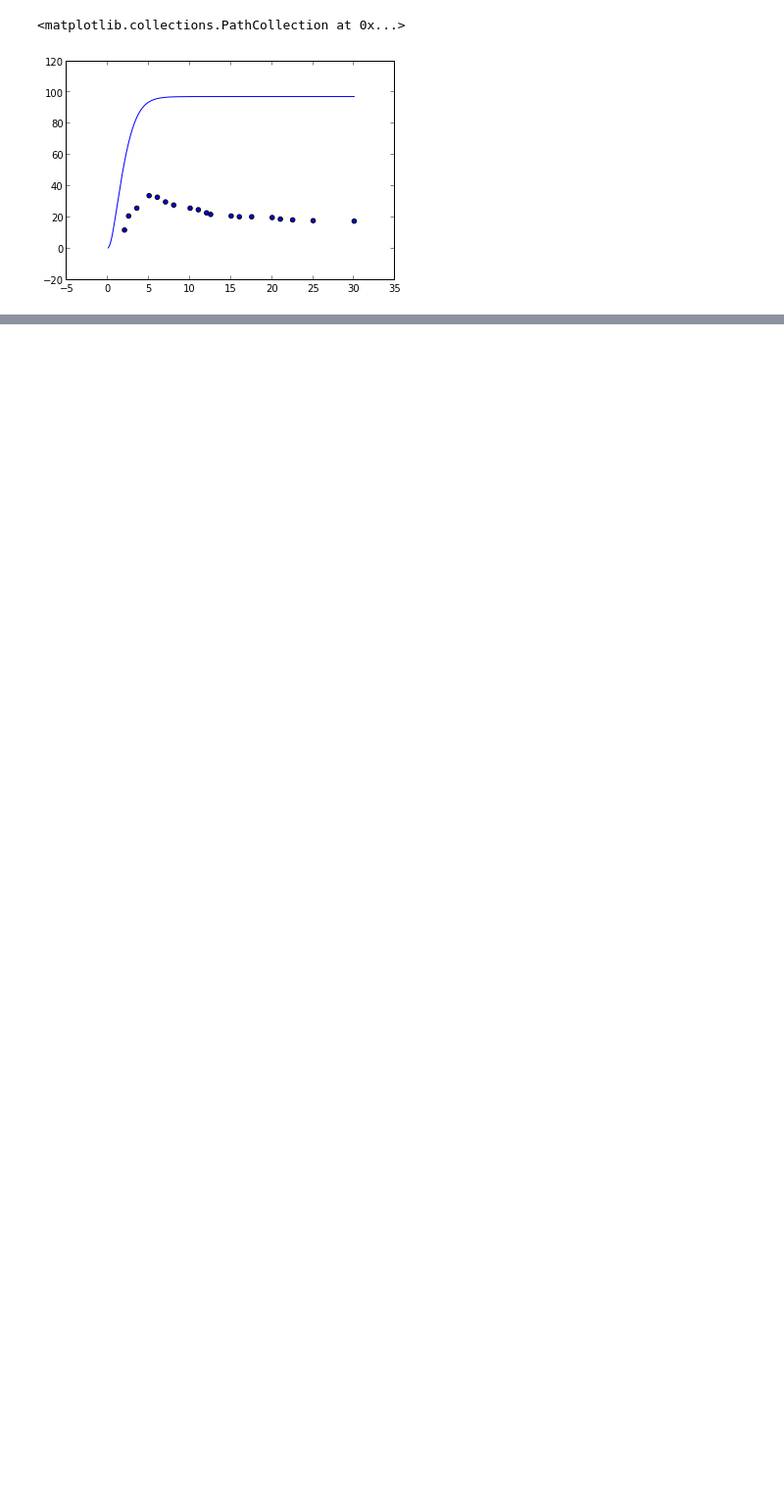
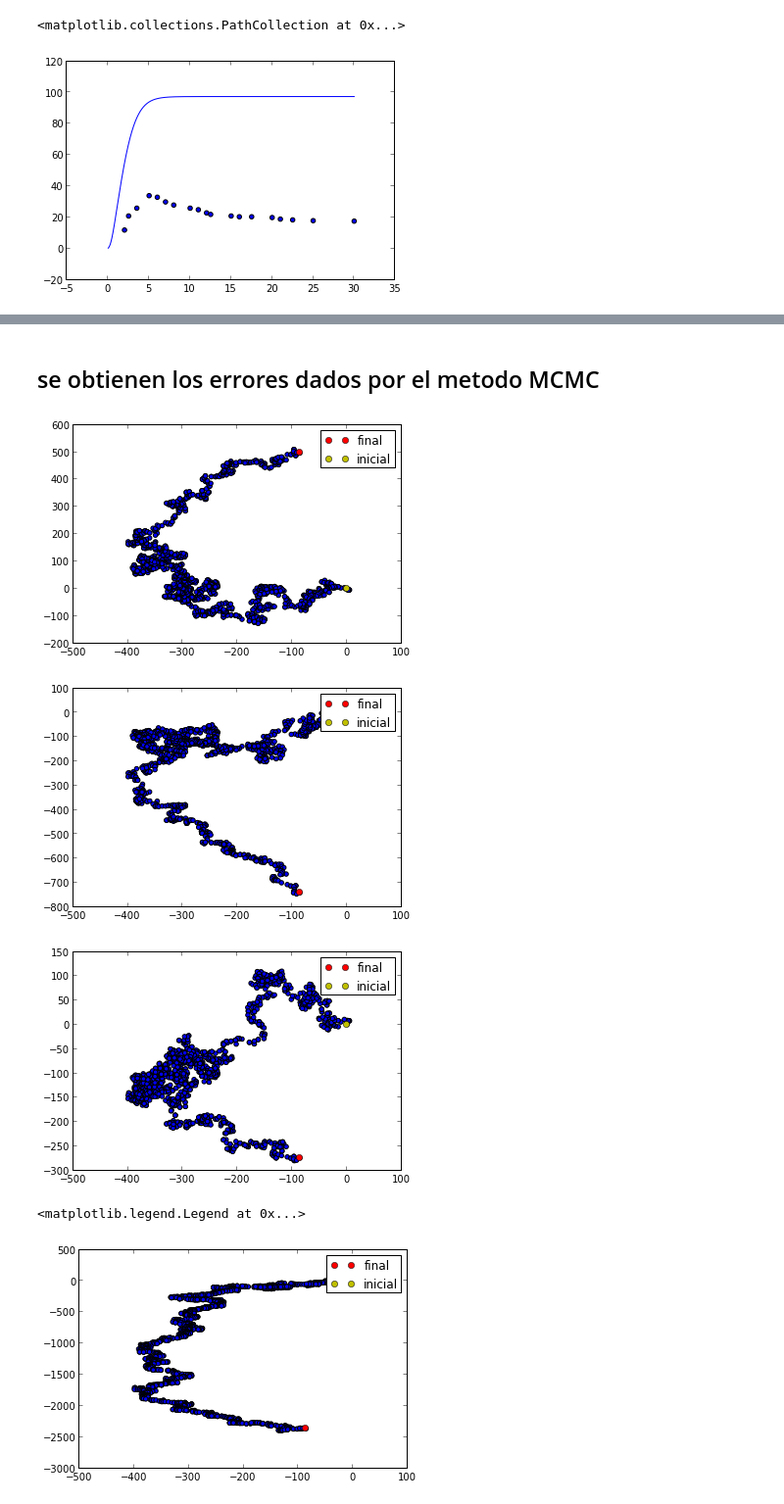
Before and after one commit to daniel-lozano/tarea8, a Jupyter notebook: ctes.ipynb, the cells around one changed output, grey strips where cells are left out. Shown at 98% size. Saved outputs shown, nothing was run; the diff lists cells and outputs as text; code cells hidden in the pictures; blank space fills up the shorter version.

Commit message:
cambios importantes en metodo princiapl

```diff
--- a/ctes.ipynb
+++ b/ctes.ipynb
@@ -237,0 +235,35 @@ scatter(alpha,So)
+# %% [markdown]
+## se obtienen los errores dados por el metodo MCMC
+# %%
+
+scatter(alpha,beta)
+plot(alpha[-1],beta[-1],"ro",label="final")
+plot(alpha[0],beta[0],"yo",label="inicial")
+legend()
+plt.show()
+plt.close()
+
+scatter(alpha,Km1)
+plot(alpha[-1],Km1[-1],"ro",label="final")
+plot(alpha[0],Km1[0],"yo",label="inicial")
+legend()
+plt.show()
+plt.close()
+
+scatter(alpha,Km2)
+plot(alpha[-1],Km2[-1],"ro",label="final")
+plot(alpha[0],Km2[0],"yo",label="inicial")
+legend()
+plt.show()
+plt.close()
+
+scatter(alpha,So)
+plot(alpha[-1],So[-1],"ro",label="final")
+plot(alpha[0],So[0],"yo",label="inicial")
+legend()
+# %% [output]
+[figure, added]
+[figure, added]
+[figure, added]
+<matplotlib.legend.Legend at 0x...>
+[figure, added]
```
Also changed, not shown: parts of 8 cells of this notebook.
